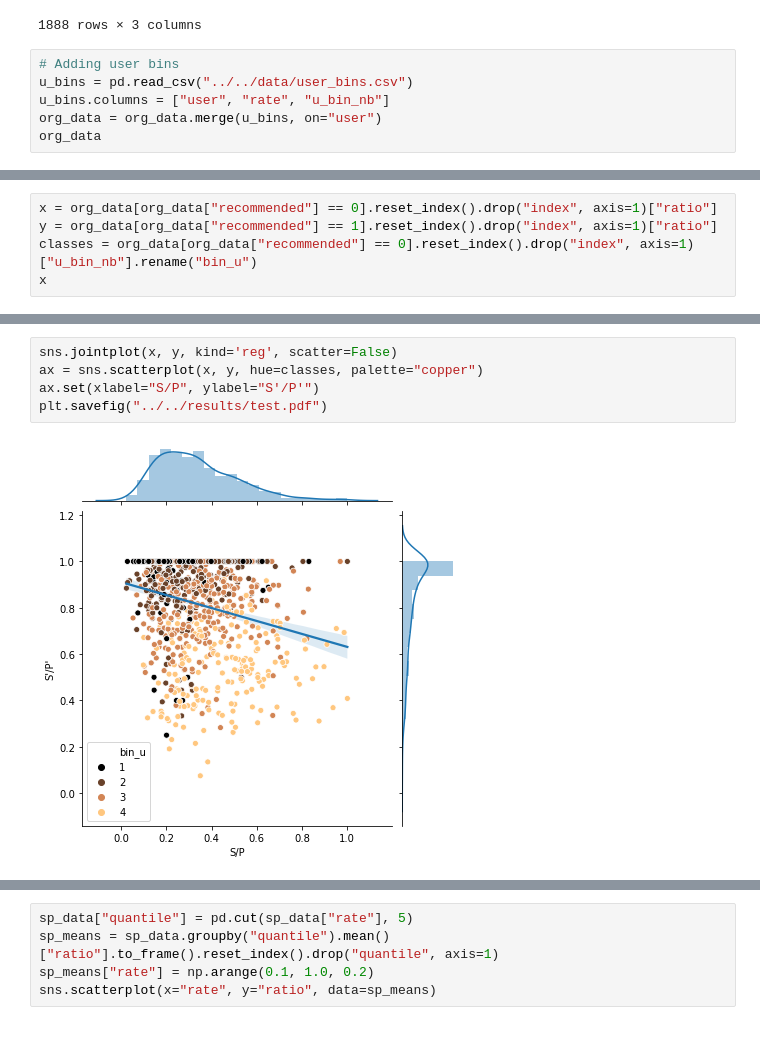
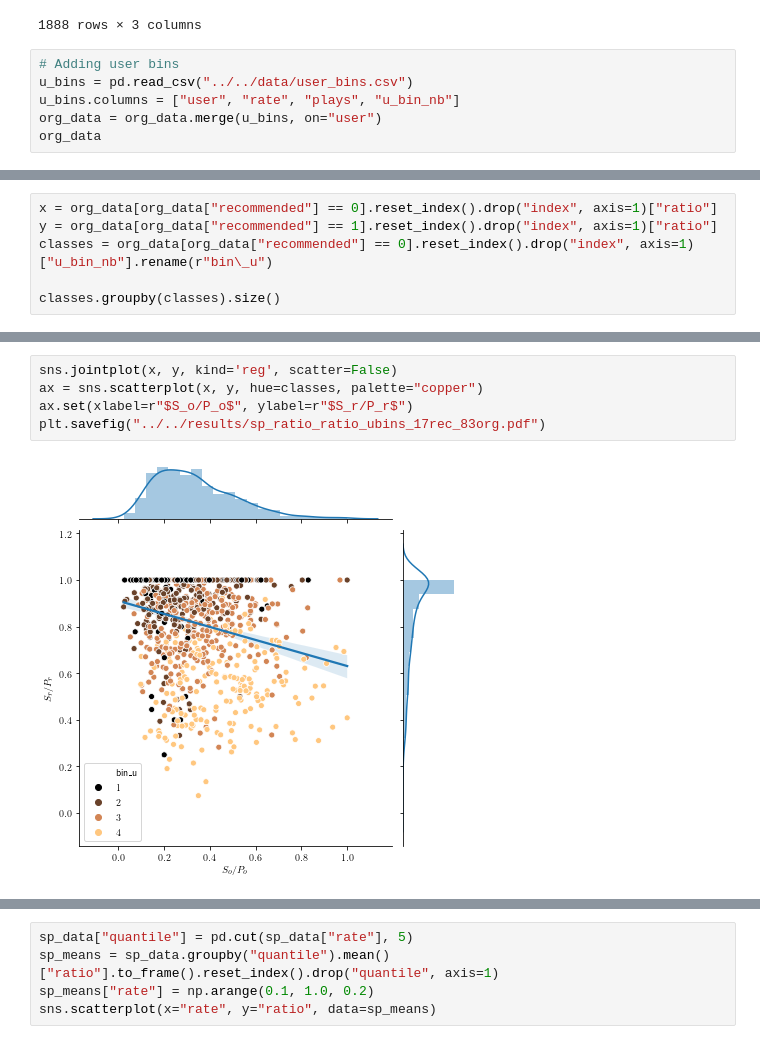
Before and after one commit to QuVil/cmb-recommendation, a Jupyter notebook: src/analysis/exploratory.ipynb, the cells around one changed output, grey strips where cells are left out. Cells and saved outputs as stored; diff of their text form.

```diff
--- a/src/analysis/exploratory.ipynb
+++ b/src/analysis/exploratory.ipynb
@@ -189,7 +189,7 @@ org_data
 # %%
 # Adding user bins
 u_bins = pd.read_csv("../../data/user_bins.csv")
-u_bins.columns = ["user", "rate", "u_bin_nb"]
+u_bins.columns = ["user", "rate", "plays", "u_bin_nb"]
 org_data = org_data.merge(u_bins, on="user")
 org_data
 # %% [output]
@@ -209,6 +228,7 @@ org_data
 # %%
 x = org_data[org_data["recommended"] == 0].reset_index().drop("index", axis=1)["ratio"]
 y = org_data[org_data["recommended"] == 1].reset_index().drop("index", axis=1)["ratio"]
-classes = org_data[org_data["recommended"] == 0].reset_index().drop("index", axis=1)["u_bin_nb"].rename("bin_u")
-x
+classes = org_data[org_data["recommended"] == 0].reset_index().drop("index", axis=1)["u_bin_nb"].rename(r"bin\_u")
+
+classes.groupby(classes).size()
 # %% [output]
@@ -255,7 +241,7 @@ ratio_data
 # %%
 sns.jointplot(x, y, kind='reg', scatter=False)
 ax = sns.scatterplot(x, y, hue=classes, palette="copper")
-ax.set(xlabel="S/P", ylabel="S'/P'")
-plt.savefig("../../results/test.pdf")
+ax.set(xlabel=r"$S_o/P_o$", ylabel=r"$S_r/P_r$")
+plt.savefig("../../results/sp_ratio_ratio_ubins_17rec_83org.pdf")
 # %% [output]
-[figure, old version]
+[figure, new version]
```
Also changed, not shown: parts of 22 cells of this notebook, 13 other files.
